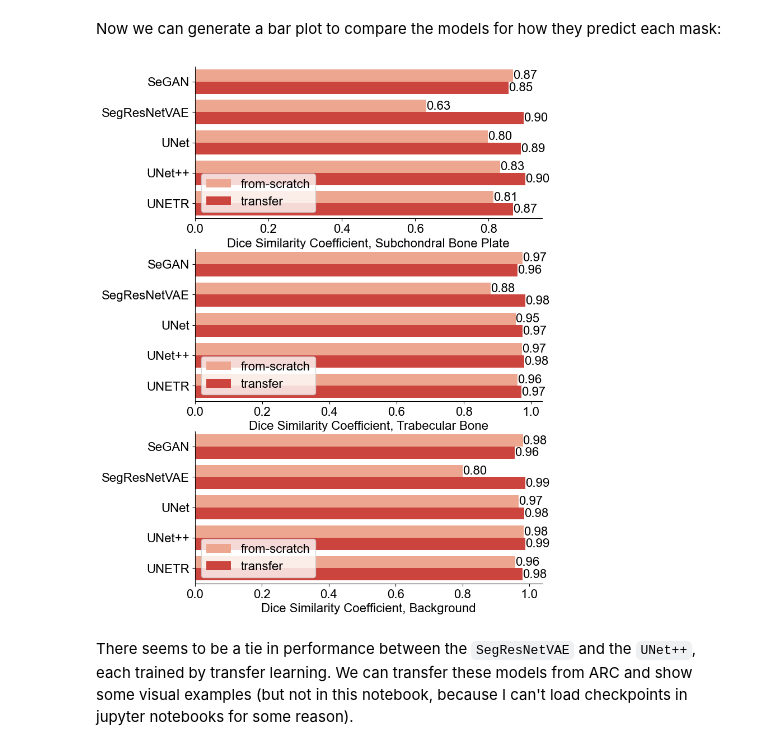
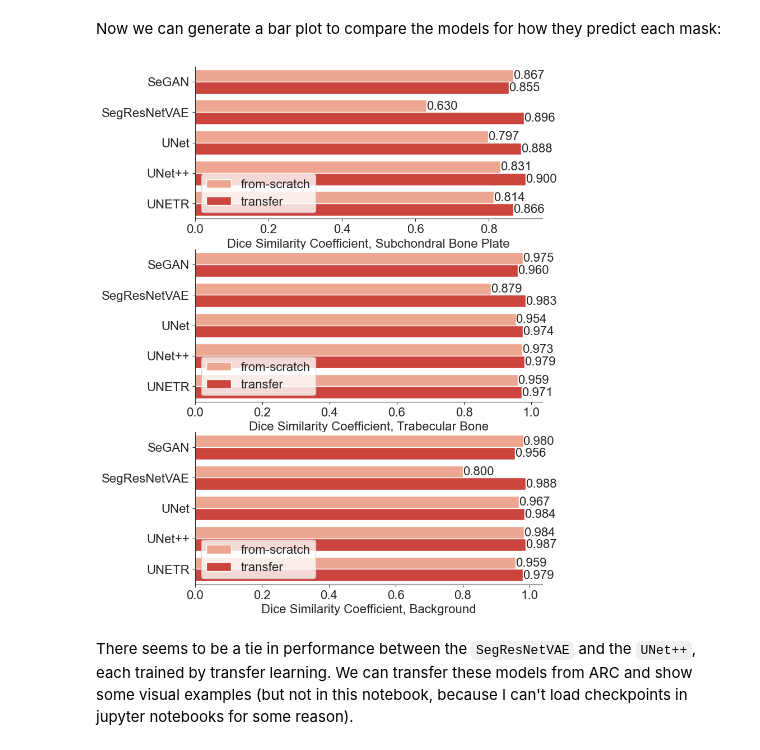
Before and after one commit to Bonelab/hrpqct-knee-segmentation, a Jupyter notebook: notebooks/analyze_knee_base_and_transfer_cv.ipynb, the cells around one changed output. Drawn from its saved outputs; the diff is of its cells as text; code cells hidden in the pictures.

```diff
--- a/notebooks/analyze_knee_base_and_transfer_cv.ipynb
+++ b/notebooks/analyze_knee_base_and_transfer_cv.ipynb
@@ -114,34 +114,34 @@ rc = {'figure.figsize':(10,5),
 plt.rcParams.update(rc)
 
 metrics = {
     "cort DSC": "Dice Similarity Coefficient, Subchondral Bone Plate",
     "trab DSC": "Dice Similarity Coefficient, Trabecular Bone",
     "back DSC": "Dice Similarity Coefficient, Background"
 }
 
 fig, axs = plt.subplots(3,1,figsize=(8,12))
 
 for metric, ax in zip(metrics, axs):
 
     ax = sns.barplot(ax=ax, data=df, y="label", x=metric, hue="training", palette="Reds")
     #ax.legend_.remove()
     ax.legend(loc="lower left")
 
     ax.set(
         ylabel="",
         xlabel=metrics[metric]
     )
 
     for i in ax.containers:
-        ax.bar_label(i, fmt="%0.2f")
+        ax.bar_label(i, fmt="%0.3f")
 
     ax.grid(axis="x")
     sns.despine()
 
 #ax.legend(loc="lower left")
 
 plt.show()
 # %% [output]
-[figure, old version]
+[figure, new version]
 # %% [markdown]
 There seems to be a tie in performance between the `SegResNetVAE` and the `UNet++`, each trained by transfer learning. We can transfer these models from ARC and show some visual examples (but not in this notebook, because I can't load checkpoints in jupyter notebooks for some reason).
```
Also changed, not shown: parts of 3 cells of this notebook, 1 other file.
